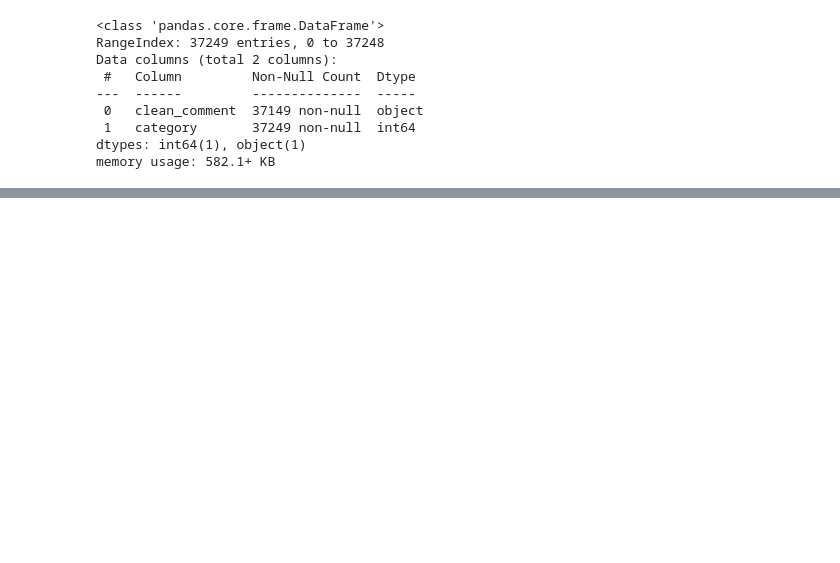
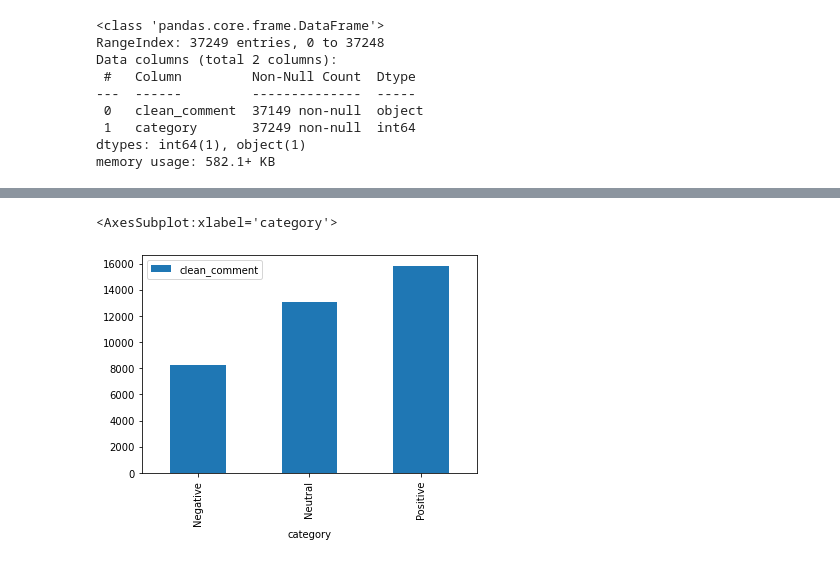
Before and after one commit to Hillary577/Springboard, a Jupyter notebook: capstone1_reddit_comments/reddit_data_wrangling.ipynb, the cells around one changed output, grey strips where cells are left out. Saved outputs shown, nothing was run; the diff lists cells and outputs as text; code cells hidden in the pictures; blank space fills up the shorter version.

```diff
--- a/capstone1_reddit_comments/reddit_data_wrangling.ipynb
+++ b/capstone1_reddit_comments/reddit_data_wrangling.ipynb
@@ -60,0 +66,3 @@ Text(0.5, 0, 'Count')
+# %%
+# clean up empty cells
+red.dropna(axis=0, inplace=True)
@@ -60,0 +79,5 @@ Text(0.5, 0, 'Count')
+# %%
+# Map comment categories
+red['category'] = red['category'].map({-1:'Negative', 0:'Neutral', 1:'Positive'})
+# Output first five rows
+red.head()
@@ -60,0 +91,6 @@ Text(0.5, 0, 'Count')
+# %%
+# Visualize
+red.groupby('category').count().plot(kind='bar')
+# %% [output]
+<AxesSubplot:xlabel='category'>
+[figure, added]
```
Also changed, not shown: parts of 13 cells of this notebook.
